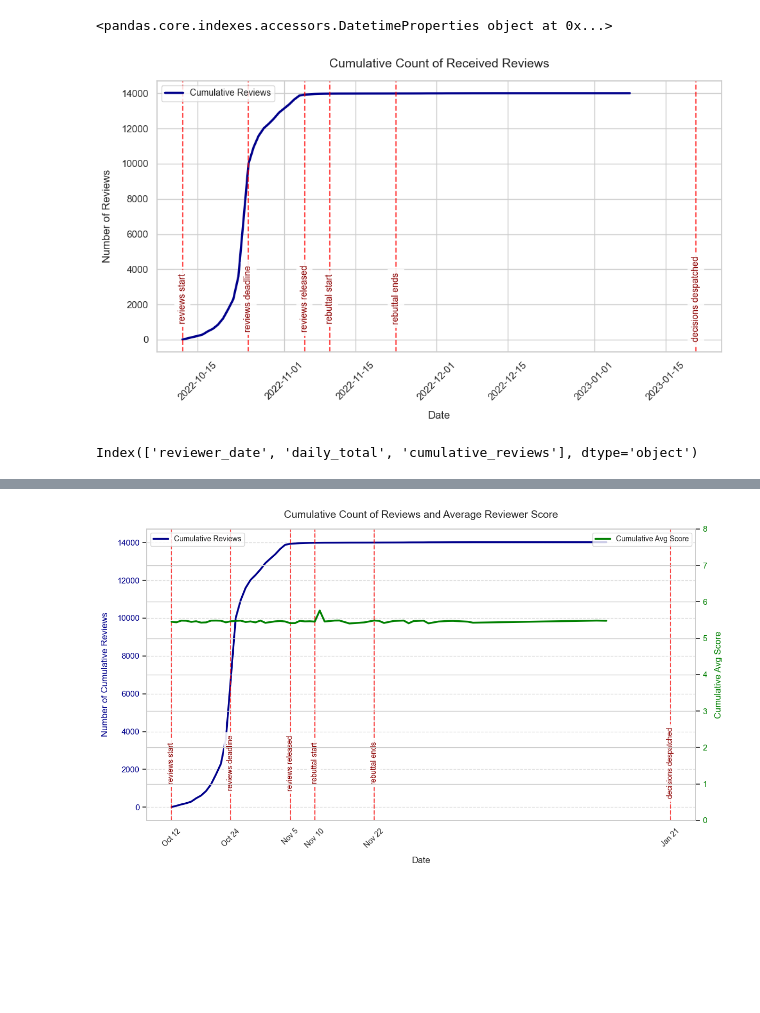
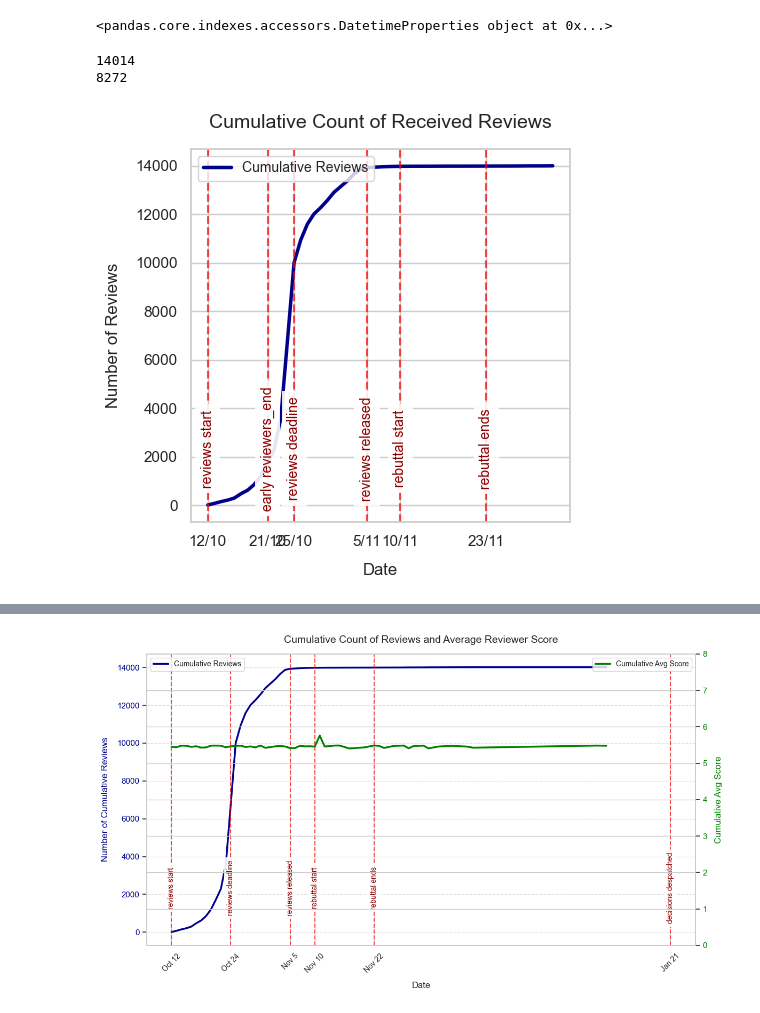
Before and after one commit to halilfarukkaragoz/data-literacy-group16, a Jupyter notebook: busra/time_relationship_cumulative.ipynb, the cells around one changed output, grey strips where cells are left out. Cells and saved outputs as stored; diff of their text form; code cells hidden in the pictures; blank space fills up the shorter version.

```diff
--- a/busra/time_relationship_cumulative.ipynb
+++ b/busra/time_relationship_cumulative.ipynb
@@ -646,52 +815,67 @@ daily_reviews = review_df_clean.groupby("reviewer_date").size().reset_index(name
 # Step 3: Perform cumulative sum over the grouped data
 daily_reviews["cumulative_reviews"] = daily_reviews["daily_total"].cumsum()
 
+print(len(review_df_clean))
+
+# Key milestone dates (days in July & August)
+milestones = {
+    "reviews start": "2022-10-12 00:00:00",  # Review submission deadline
+    "early reviewers_end": "2022-10-21 00:00:00",
+    "reviews deadline": "2022-10-25 00:00:00",
+    "reviews released": "2022-11-05 01:00:00",
+    "rebuttal start": "2022-11-10 00:00:00",
+    "rebuttal ends": "2022-11-23 00:00:00",
+    # "decisions despatched": "2023-01-21 02:00:00"
+}
 
 days = daily_reviews["reviewer_date"]
 reviews = daily_reviews["cumulative_reviews"]
 
-# Key milestone dates (days in July & August)
-milestones = {
-    "reviews start": "2022-10-12 00:00:00",  # Review submission deadline
-    "reviews deadline": "2022-10-25 00:00:00",
-    "reviews released": "2022-11-05 01:00:00",
-    "rebuttal start": "2022-11-10 00:00:00",
-    "rebuttal ends": "2022-11-23 00:00:00",
-    "decisions despatched": "2023-01-21 02:00:00"
-}
+
+submissions_in_range = daily_reviews[
+    (daily_reviews["reviewer_date"] > pd.to_datetime(milestones["early reviewers_end"]).date()) &
+    (daily_reviews["reviewer_date"] <= pd.to_datetime(milestones["reviews deadline"]).date())
+]
+
+# Sum the total submissions in this period
+total_submissions_in_range = submissions_in_range["daily_total"].sum()
+print(total_submissions_in_range)
+
 
 milestones = {key: pd.to_datetime(value).date() for key, value in milestones.items()}
 
 milestone_days = [d for d in milestones.values()]
 
 sns.set_theme(style="whitegrid")
 
 # Figure size
-plt.figure(figsize=(10, 6))
+plt.figure(figsize=(5, 5))
 
 # Plot the cumulative reviews line
-sns.lineplot(x=days, y=reviews, label="Cumulative Reviews", linewidth=2.5, color="darkblue")
+sns.lineplot(x=days[:45], y=reviews, label="Cumulative Reviews", linewidth=2.5, color="darkblue")
+
+# Set x-axis ticks to only show milestone days
+plt.xticks(milestone_days, labels=[f"{day.day}/{day.month}" for day in milestone_days])
 
 # Add vertical milestone lines
 for label, day in zip(milestones.keys(), milestone_days):
     plt.axvline(x=day, linestyle="--", color="red", alpha=0.7)
     middle_y = (max(reviews) + min(reviews)) / 6
     plt.text(day, middle_y, label, rotation=90, verticalalignment='center',
              horizontalalignment='center', fontsize=10, color="darkred", bbox=dict(facecolor='white', alpha=0.9, edgecolor='none'))
 
 # Add labels, title, and legend
 plt.xlabel("Date", fontsize=12, labelpad=10)
 plt.ylabel("Number of Reviews", fontsize=12, labelpad=10)
 plt.title("Cumulative Count of Received Reviews", fontsize=14, pad=15)
 plt.legend(loc="upper left", fontsize=10)
-plt.xticks(rotation=45)
+#plt.xticks(rotation=45)
 plt.tight_layout()
 
 # Show plot
-plt.show()
+#plt.show()
+plt.savefig("cumulative_reviews_another.svg", format='svg')
 # %% [output]
+14014
+8272
-[figure, old version]
+[figure, new version]
-# %%
-daily_reviews.columns
-# %% [output]
-Index(['reviewer_date', 'daily_total', 'cumulative_reviews'], dtype='object')
```
Also changed, not shown: parts of 17 cells of this notebook, 14 other files.
